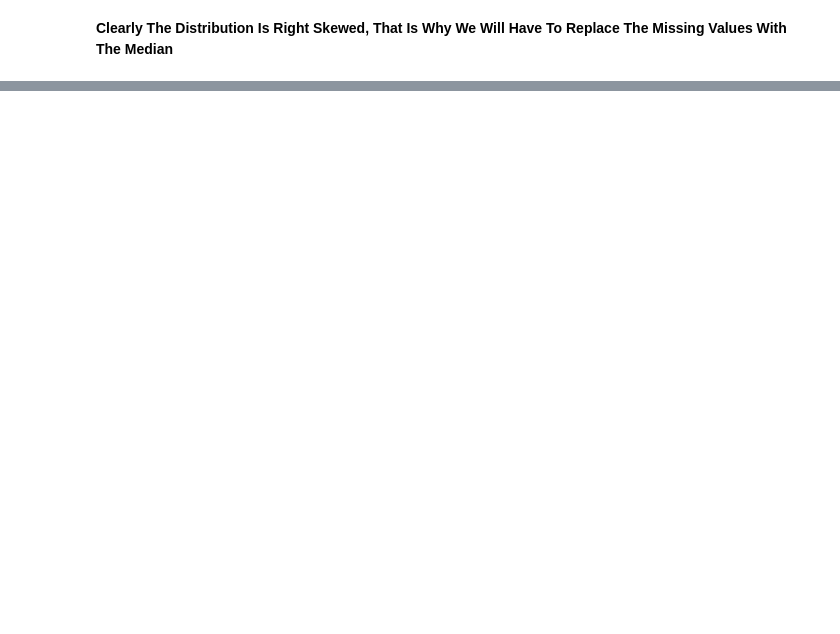
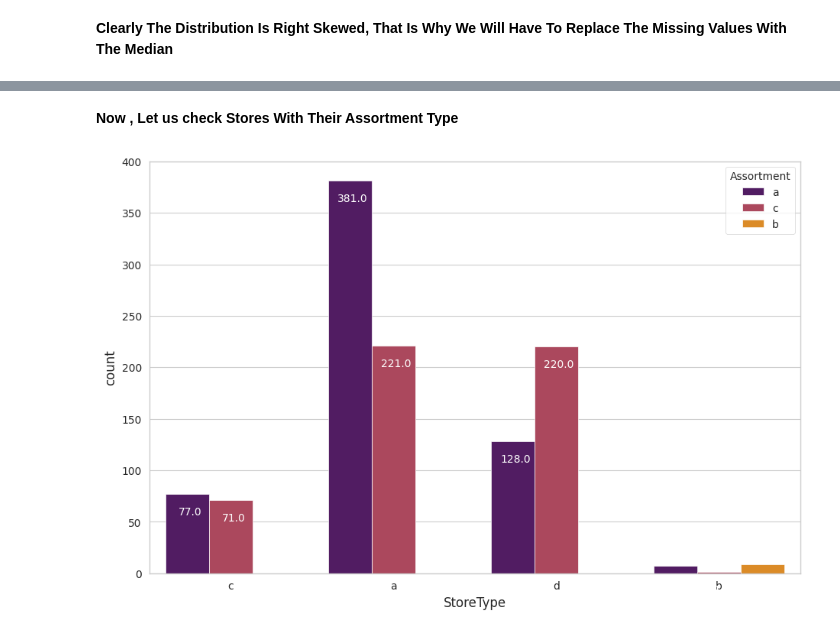
Before and after one commit to himanshu302002/ML-Regression-, a Jupyter notebook: (Capstone_Project)ML_Regression_on_Retail_Sales_Prediction.ipynb, the cells around one changed output, grey strips where cells are left out. Cells and saved outputs as stored; diff of their text form; code cells hidden in the pictures; blank space fills up the shorter version.

```diff
--- a/(Capstone_Project)ML_Regression_on_Retail_Sales_Prediction.ipynb
+++ b/(Capstone_Project)ML_Regression_on_Retail_Sales_Prediction.ipynb
@@ -487,0 +459,11 @@ store_df.CompetitionDistance.fillna(store_df.CompetitionDistance.median(), inpla
+# %% [markdown]
+**Now , Let us check Stores With Their Assortment Type**
+# %%
+sns.set_style("whitegrid")
+fig, ax = plt.subplots()
+fig.set_size_inches(11, 7)
+store_type=sns.countplot(x='StoreType',hue='Assortment', data=store_df,palette="inferno")
+for p in store_type.patches:
+    store_type.annotate(f'\n{p.get_height()}', (p.get_x()+0.15, p.get_height()),ha='center', va='top', color='white', size=10)
+# %% [output]
+[figure, added]
```
Also changed, not shown: parts of 31 cells of this notebook.
